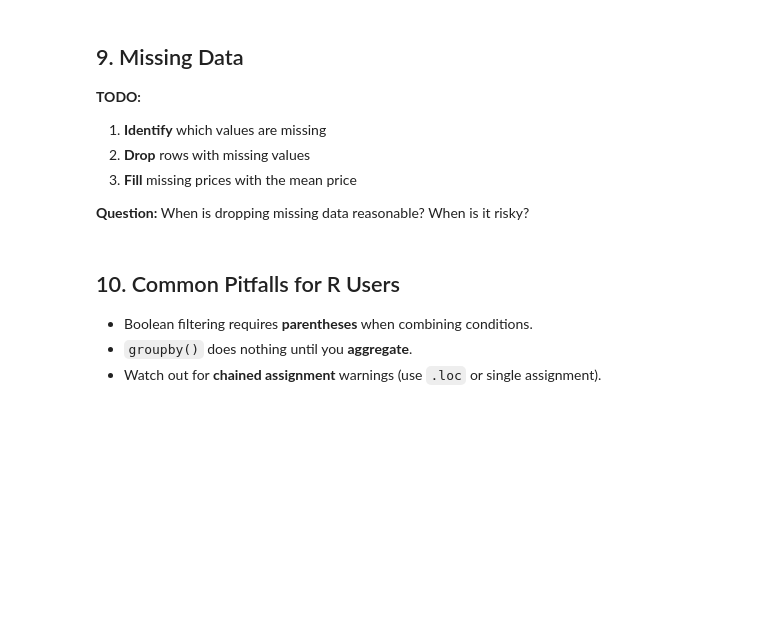
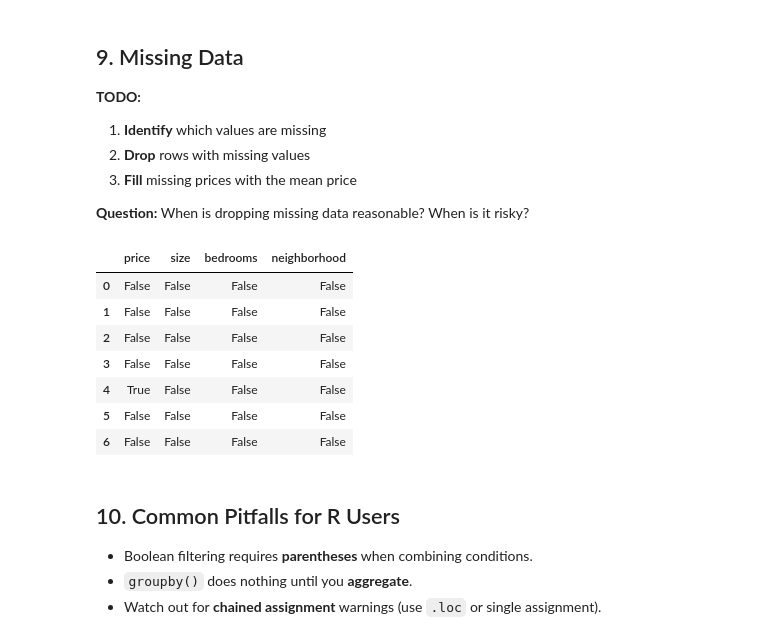
Before and after one commit to Nikolai-N484/Data201_NikolaiN, a Jupyter notebook: week2/class_2_student_notebook_pandas_data_wrangling_for_r_users.ipynb, the cells around one changed output. Saved outputs shown, nothing was run; the diff lists cells and outputs as text; code cells hidden in the pictures; blank space fills up the shorter version.

```diff
--- a/week2/class_2_student_notebook_pandas_data_wrangling_for_r_users.ipynb
+++ b/week2/class_2_student_notebook_pandas_data_wrangling_for_r_users.ipynb
@@ -158,3 +225,18 @@ Pandas supports method chaining, similar to `%>%` in R.
+# %%
+# Your code here
+df.isna()
+df.dropna
+df.dropna(subset=['price'])
+df.fillna(0)
+# %% [output]
+|  | price | size | bedrooms | neighborhood |
+| 0 | False | False | False | False |
+| 1 | False | False | False | False |
+| 2 | False | False | False | False |
+| 3 | False | False | False | False |
+| 4 | True | False | False | False |
+| 5 | False | False | False | False |
+| 6 | False | False | False | False |
 # %% [markdown]
 ## 10. Common Pitfalls for R Users
 
```
Also changed, not shown: parts of 10 cells of this notebook.
